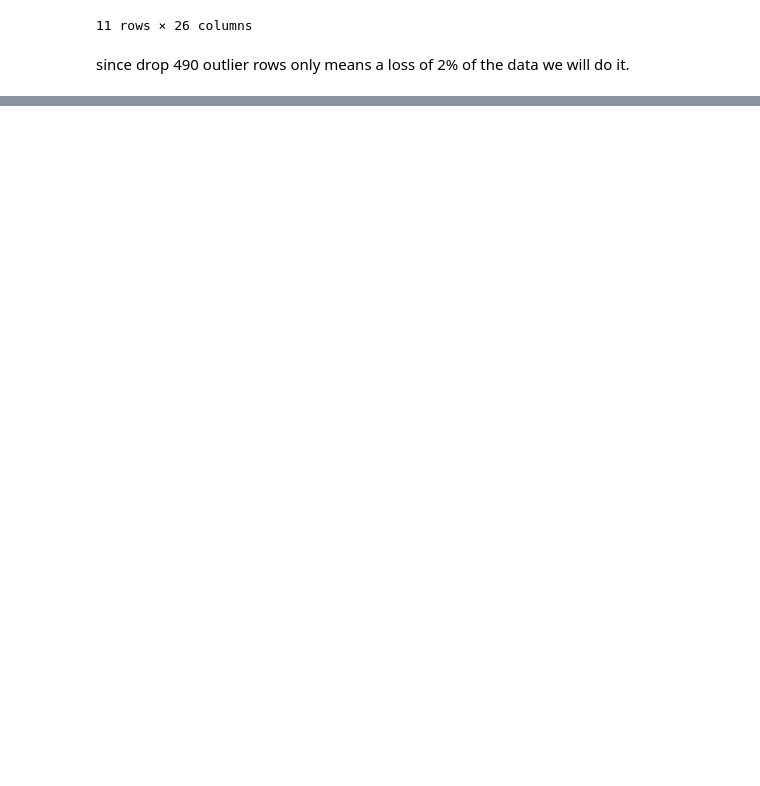
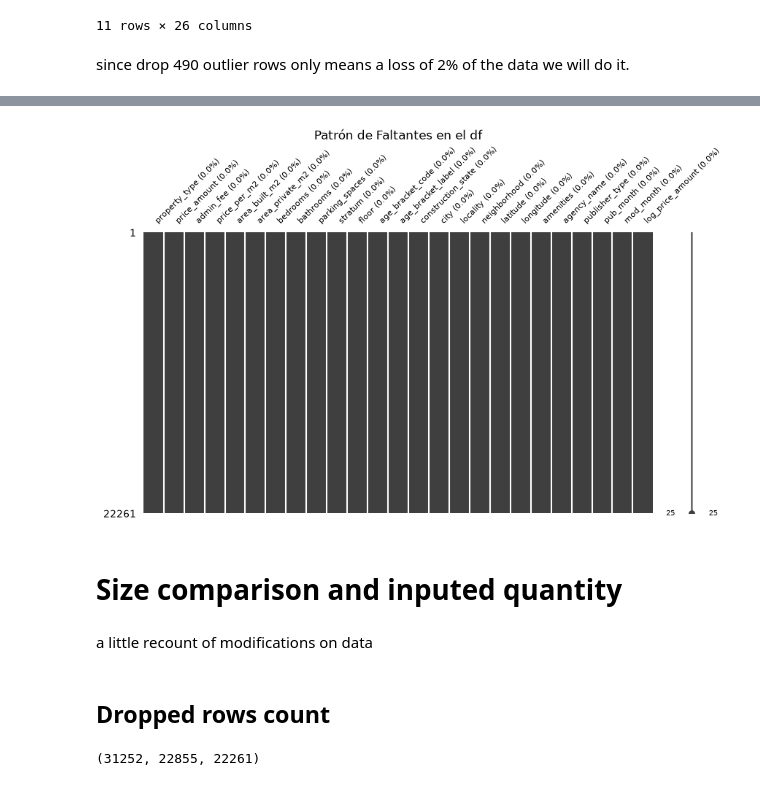
Before and after one commit to juanpablocarrillohortua/proyecto_finca_raiz_colombia, a Jupyter notebook: notebooks/data_cleaning.ipynb, the cells around one changed output, grey strips where cells are left out. Cells and saved outputs as stored; diff of their text form; code cells hidden in the pictures; blank space fills up the shorter version.

```diff
--- a/notebooks/data_cleaning.ipynb
+++ b/notebooks/data_cleaning.ipynb
@@ -712,0 +1517,2 @@ since drop 490 outlier rows only means a loss of 2% of the data we will do it.
+# %%
+cats = ['property_type', 'construction_state', 'publisher_type']
@@ -712,0 +1540,15 @@ since drop 490 outlier rows only means a loss of 2% of the data we will do it.
+# %%
+X = pd.concat([df[num_cols], dummies], axis=1)
+mice_imputer = IterativeImputer(
+    estimator=ExtraTreesRegressor(n_estimators=50, random_state=42, n_jobs=-1),
+    max_iter=10,
+    random_state=42,
+    initial_strategy='median'
+)
+X_imp = mice_imputer.fit_transform(X)
+# %%
+df[num_cols] = pd.DataFrame(X_imp, columns=X.columns, index=df.index)[num_cols]
+# %%
+for col in ['parking_spaces', 'floor']:
+    if col in num_cols:
+        df[col] = df[col].clip(lower=0).round().astype(int)
@@ -712,0 +1565,58 @@ since drop 490 outlier rows only means a loss of 2% of the data we will do it.
+# %%
+n_cols = len(df.columns)
+ancho = max(10, int(n_cols * 0.35))
+alto = 5
+
+tamano_letra = max(6, 10 - n_cols // 10)
+
+# Porcentaje de nulos por columna
+pct_nulos = df.isnull().mean() * 100
+
+try:
+    ax = (
+        msno.matrix(df, figsize=(ancho, alto), fontsize=tamano_letra)
+        or plt.gca()
+    )
+    plt.title("Patrón de Faltantes en el df")
+
+    if len(ax.get_xticks()) == n_cols:
+        ax.set_xticks(range(n_cols))
+        ax.set_xticklabels(
+            [f"{c} ({p:.1f}%)" for c, p in zip(df.columns, pct_nulos)],
+            rotation=45,
+            ha="left",
+            fontsize=tamano_letra,
+        )
+
+    plt.show()
+
+except Exception:
+    plt.figure(figsize=(ancho, alto))
+    missing_pattern = df.isnull()
+
+    plt.imshow(missing_pattern.astype(int), aspect="auto", cmap="RdYlGn_r")
+
+    plt.xticks(
+        ticks=range(n_cols),
+        labels=[
+            f"{c} ({p:.1f}%)"
+            for c, p in zip(missing_pattern.columns, pct_nulos)
+        ],
+        rotation=90,
+        fontsize=tamano_letra,
+        ha="center",
+    )
+    plt.yticks([])
+    plt.title("Patrón de Faltantes (blanco = faltante)")
+    plt.colorbar(label="1=Faltante, 0=Presente")
+
+    plt.tight_layout()  # Evita que las etiquetas se corten abajo
+    plt.show()
+# %% [output]
+[figure, added]
+# %% [markdown]
+# Size comparison and inputed quantity
+# %% [markdown]
+a little recount of modifications on data
+# %% [markdown]
+## Dropped rows count
@@ -712,0 +1633,4 @@ since drop 490 outlier rows only means a loss of 2% of the data we will do it.
+# %%
+initial_df.shape[0], useful_properties.shape[0], df.shape[0]
+# %% [output]
+(31252, 22855, 22261)
```
Also changed, not shown: parts of 159 cells of this notebook.
